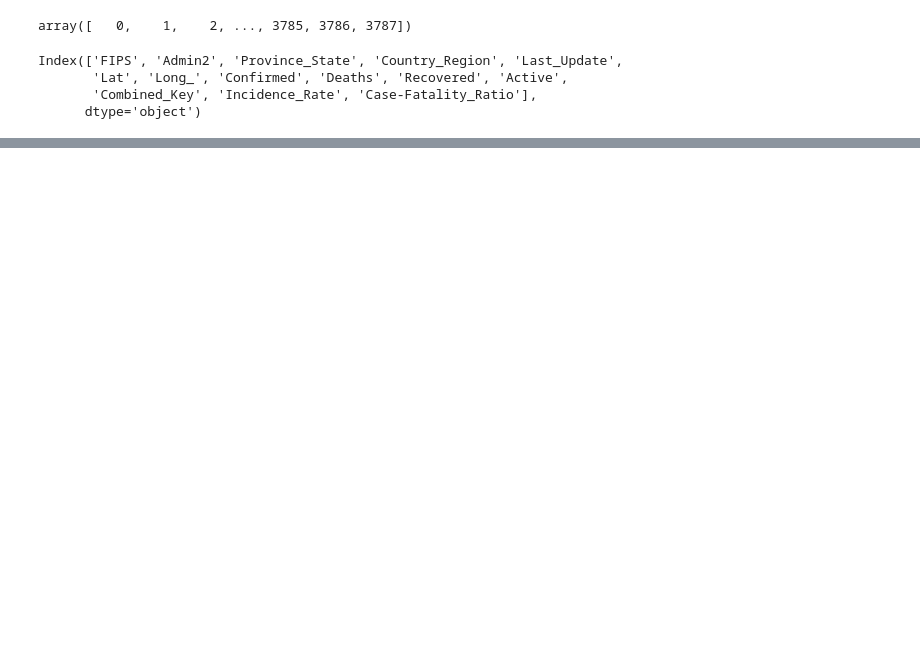
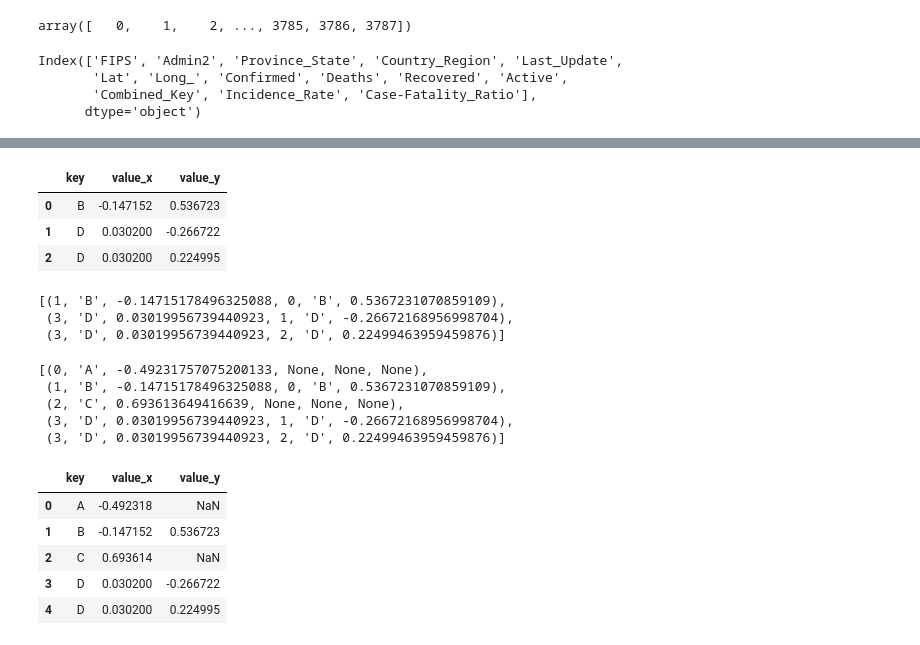
Before and after one commit to cullinap/dev, a Jupyter notebook: practice/warm_up.ipynb, the cells around one changed output, grey strips where cells are left out. Saved outputs shown, nothing was run; the diff lists cells and outputs as text; code cells hidden in the pictures; blank space fills up the shorter version.

```diff
--- a/practice/warm_up.ipynb
+++ b/practice/warm_up.ipynb
@@ -155,0 +241,10 @@ engine.execute(
+# %%
+df1 = pd.DataFrame({'key':[chr(c) for c in range(65,69)],'value': np.random.randn(4)})
+df2 = pd.DataFrame({'key':['B','D','D','E'],'value': np.random.randn(4)})
+# %%
+pd.merge(df1,df2,on="key")
+# %% [output]
+|  | key | value_x | value_y |
+| 0 | B | -0.147152 | 0.536723 |
+| 1 | D | 0.030200 | -0.266722 |
+| 2 | D | 0.030200 | 0.224995 |
@@ -155,0 +256,35 @@ engine.execute(
+# %%
+engine.execute(
+    '''
+    select *
+    from df3
+    join df4 on df3.key = df4.key
+    '''
+).fetchall()
+# %% [output]
+[(1, 'B', -0.14715178496325088, 0, 'B', 0.5367231070859109),
+ (3, 'D', 0.03019956739440923, 1, 'D', -0.26672168956998704),
+ (3, 'D', 0.03019956739440923, 2, 'D', 0.22499463959459876)]
+# %%
+engine.execute(
+    '''
+    select *
+    from df3
+    left join df4 on df3.key = df4.key;
+    '''
+).fetchall()
+# %% [output]
+[(0, 'A', -0.49231757075200133, None, None, None),
+ (1, 'B', -0.14715178496325088, 0, 'B', 0.5367231070859109),
+ (2, 'C', 0.693613649416639, None, None, None),
+ (3, 'D', 0.03019956739440923, 1, 'D', -0.26672168956998704),
+ (3, 'D', 0.03019956739440923, 2, 'D', 0.22499463959459876)]
+# %%
+pd.merge(df1,df2,on="key",how='left')
+# %% [output]
+|  | key | value_x | value_y |
+| 0 | A | -0.492318 | NaN |
+| 1 | B | -0.147152 | 0.536723 |
+| 2 | C | 0.693614 | NaN |
+| 3 | D | 0.030200 | -0.266722 |
+| 4 | D | 0.030200 | 0.224995 |
```
Also changed, not shown: parts of 25 cells of this notebook, 11 other files.
